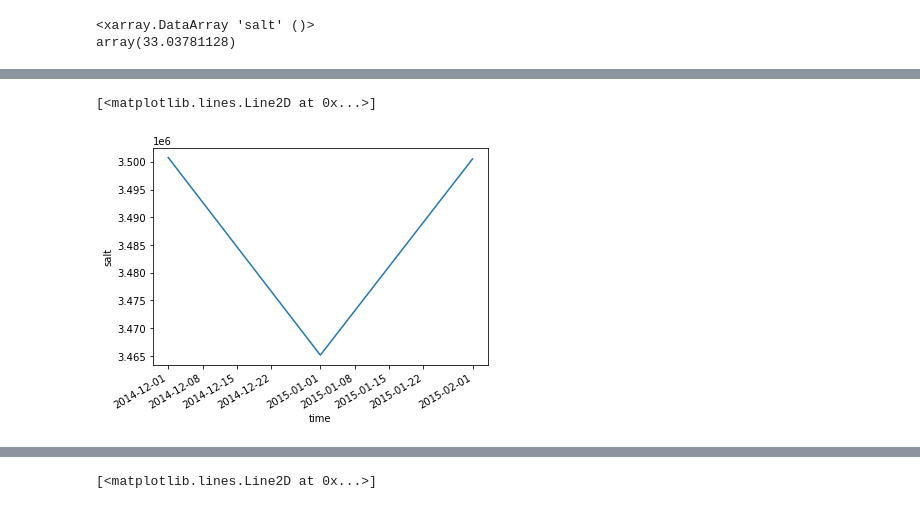
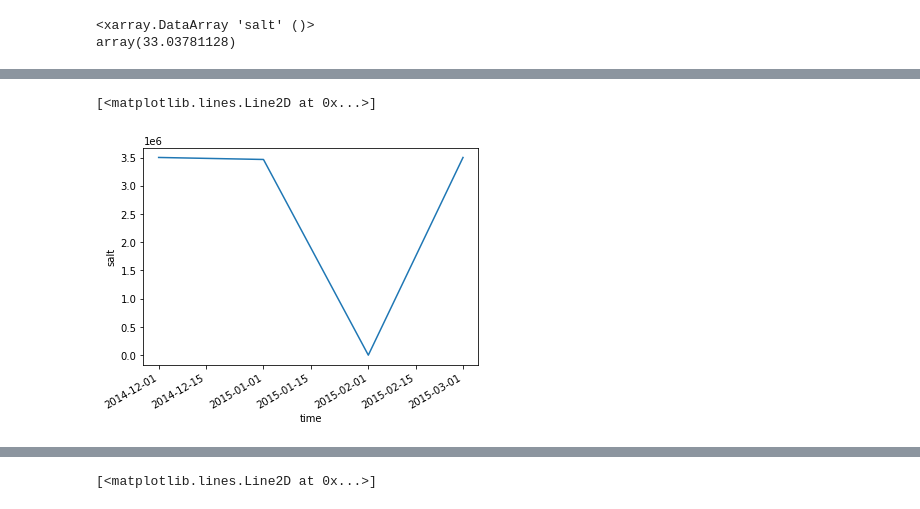
Before and after one commit to ocean-transport/WMT-project, a Jupyter notebook: GODAS/wmt-budget-sigma-space.ipynb, the cells around one changed output, grey strips where cells are left out. Cells and saved outputs as stored; diff of their text form; code cells hidden in the pictures.

```diff
--- a/GODAS/wmt-budget-sigma-space.ipynb
+++ b/GODAS/wmt-budget-sigma-space.ipynb
@@ -309,5 +211,5 @@ salt.sum(dim=['lon', 'lat', 'level']).plot()
 # %%
-salt.sel(time=slice('2014-12', '2015-02')).sum(dim=['lon', 'lat', 'level']).plot()
+salt.sel(time=slice('2014-12', '2015-03')).sum(dim=['lon', 'lat', 'level']).plot()
 # %% [output]
 [<matplotlib.lines.Line2D at 0x...>]
-[figure, old version]
+[figure, new version]
```
Also changed, not shown: parts of 21 cells of this notebook.
